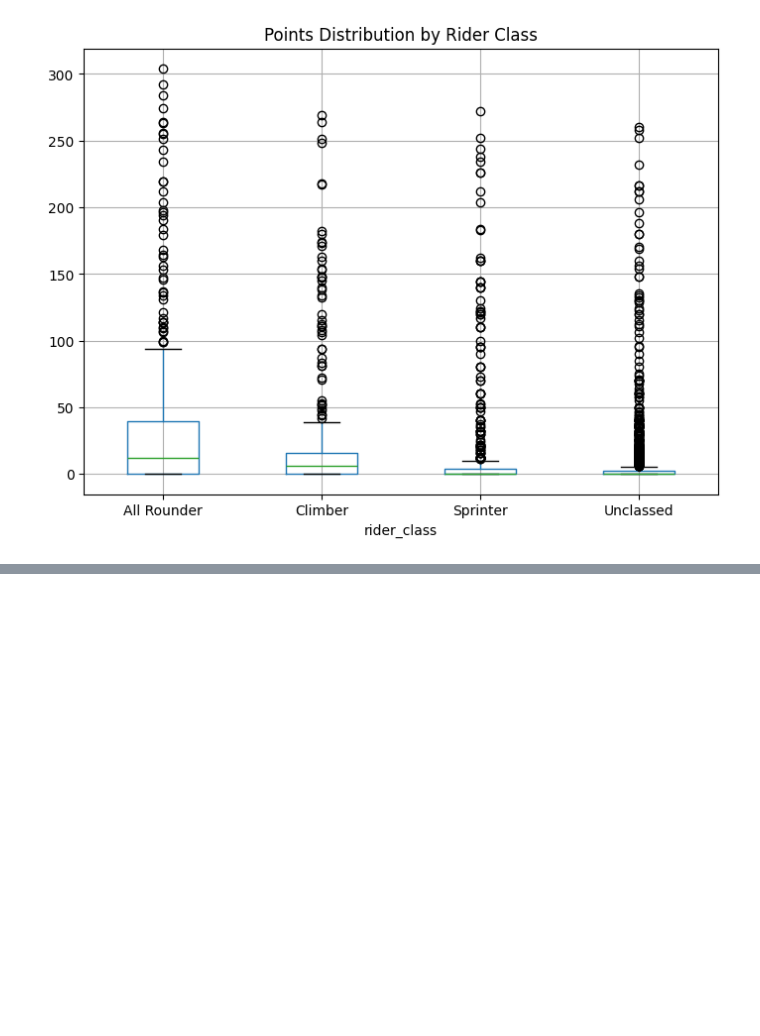
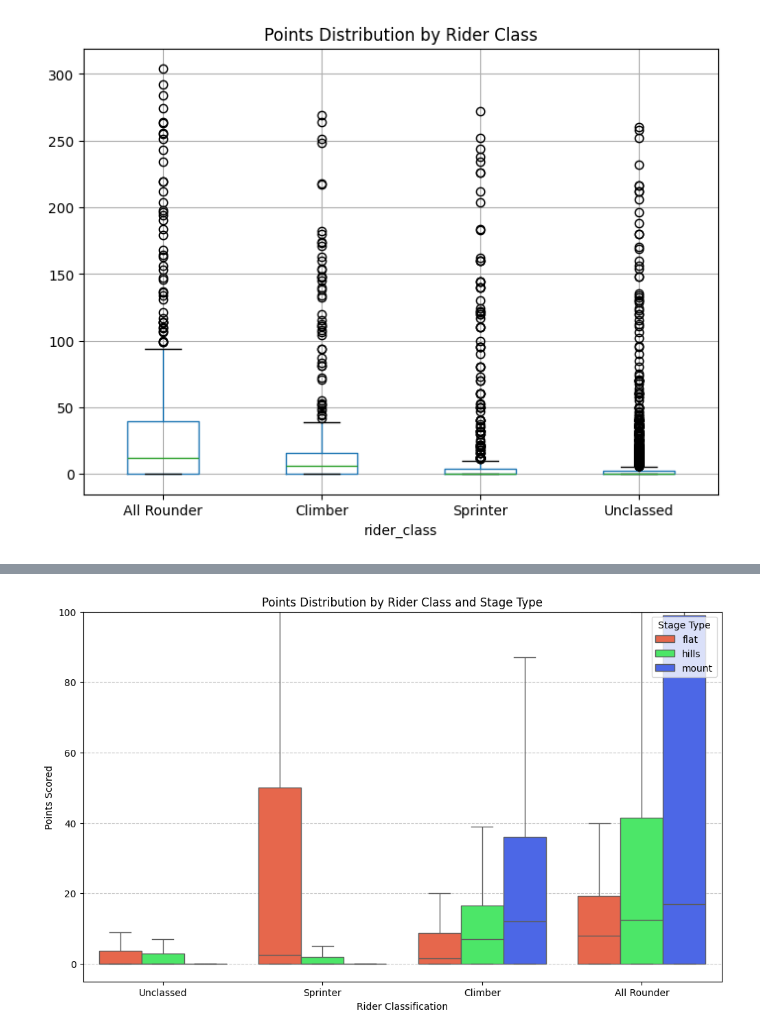
Before and after one commit to imostafizur/tensorflow_board, a Jupyter notebook: TU_S_26.ipynb, the cells around one changed output, grey strips where cells are left out. Saved outputs shown, nothing was run; the diff lists cells and outputs as text; code cells hidden in the pictures; blank space fills up the shorter version.

```diff
--- a/TU_S_26.ipynb
+++ b/TU_S_26.ipynb
@@ -225,0 +364,16 @@ NameError: name 'stats' is not defined
+# %%
+# CODE A.2: Descriptive Analysis Table
+
+import pandas as pd
+
+# Load the CSV generated in previous steps
+df = pd.read_csv('cycling_data.csv')
+
+# Calculate mean, median, standard deviation, minimum, and maximum points
+# grouped by the combined factors.
+descriptive_stats_table = df.groupby(['rider_class', 'stage_class'])['points'].agg(
+    ['mean', 'median', 'std', 'min', 'max']
+).round(2)
+
+print("--- Descriptive Statistics of Points (Grouped) ---")
+print(descriptive_stats_table.to_markdown())
@@ -225,0 +395,26 @@ NameError: name 'stats' is not defined
+# %%
+# CODE A.3: Statistical Graphic - Grouped Box Plot
+
+import matplotlib.pyplot as plt
+import seaborn as sns
+
+plt.figure(figsize=(12, 7))
+sns.boxplot(
+    x='rider_class',
+    y='points',
+    hue='stage_class',
+    data=df,
+    palette={'flat': '#FF5733', 'hills': '#33FF57', 'mount': '#3357FF'},
+    order=df['rider_class'].value_counts().index,
+    showfliers=False # Focus on central tendency (IQR)
+)
+
+plt.title('Points Distribution by Rider Class and Stage Type')
+plt.ylabel('Points Scored')
+plt.xlabel('Rider Classification')
+plt.ylim(-5, 100) # Setting Y-limit to compare medians effectively
+plt.grid(axis='y', linestyle='--', alpha=0.7)
+plt.legend(title='Stage Type', loc='upper right')
+plt.show()
+# %% [output]
+[figure, added]
```
Also changed, not shown: parts of 16 cells of this notebook.
